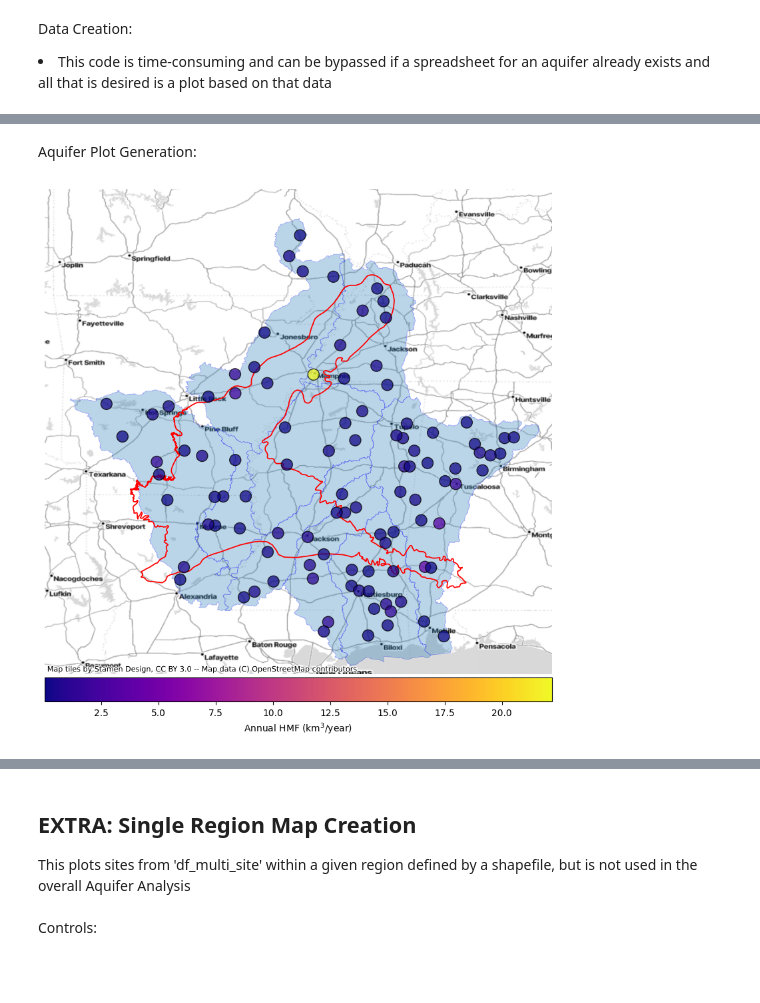
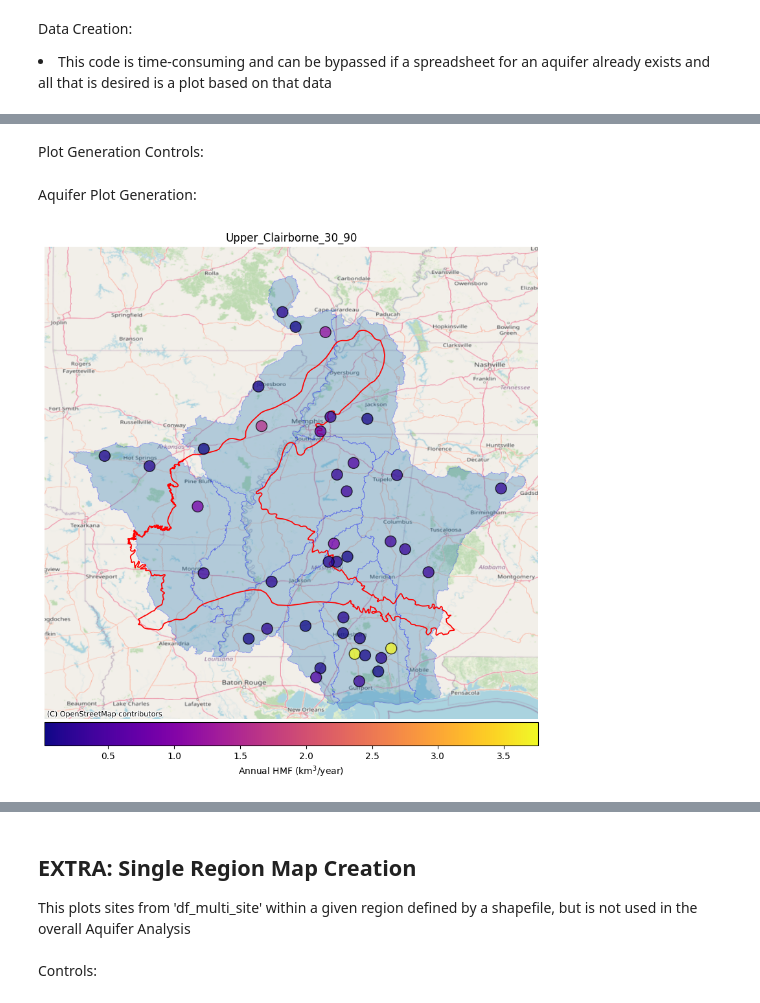
Before and after one commit to AlekWithK/DahlkeLab_LAWR, a Jupyter notebook: site_data.ipynb, the cells around one changed output, grey strips where cells are left out. Drawn from its saved outputs; the diff is of its cells as text; code cells hidden in the pictures; blank space fills up the shorter version.

Commit message:
Updates up to 11/3 Lab Meeting
Includes dataset separation
Bugfixes on single site analysis
HMF per month frequency histogram

```diff
--- a/site_data.ipynb
+++ b/site_data.ipynb
@@ -284,8 +332,12 @@ This function produces the streamflow analysis (using the functions above) for a
 Controls:
 # %%
 # df2 holds all-time data, df is analyzed range
-df = nwis.get_record(sites=curr_guage.id, service=SERVICE, parameterCD=PARAM_CODE, start=curr_guage.post_start_date, end=curr_guage.post_end_date)
-df2 = nwis.get_record(sites=curr_guage.id, service=SERVICE, parameterCD=PARAM_CODE, start=curr_guage.mean_start_date, end=curr_guage.mean_end_date)
+df = nwis.get_record(sites=curr_guage.id, service=SERVICE, parameterCD=PARAM_CODE, start=curr_guage.post_start_date, end=DEFAULT_END)
+df2 = nwis.get_record(sites=curr_guage.id, service=SERVICE, parameterCD=PARAM_CODE, start=curr_guage.mean_start_date, end='2015-04-28')
+
+# Set to true if running indepedently to verify data with Kocis paper (or other source)
+# Set to false if running Aquifer Analysis
+testing = False
 # %% [markdown]
 Single Site Analysis:
 # %%
@@ -523,3 +613,6 @@ state_list = ['AR', 'LA', 'MS', 'TN', 'KY', 'MO', 'AL']
+# %%
+# Set the aquifer to collect data for
+curr_aquifer = upper_clairborne_aquifer
 # %% [markdown]
 Data Creation:
 <li>This code is time-consuming and can be bypassed if a spreadsheet for an aquifer already exists and all that is desired is a plot based on that data</li>
@@ -559,61 +674,86 @@ df_aq_sites, _ = filter_by_valid(df_aq_sites)
+# %% [markdown]
+Plot Generation Controls:
+# %%
+# The dataset (spreadsheet from Aquifer Analysis) to be plotted
+dataset = 'Upper_Clairborne_30_90.csv'
+datapath = f'Prelim_Data/{dataset}'
+
+# Only set to true if you want to save and overwrite a new image of the current dataset
+overwrite = False
 # %% [markdown]
 Aquifer Plot Generation:
 # %%
 # REQUIRES: df_aq_sites either from Data Creation or multi_site.csv
 fig, ax = plt.subplots(figsize=(10, 10))
+plt.title(dataset[:-4], loc='center')
 
-if os.path.exists('aquifer_sites.csv'):
-    df_aq_sites = pd.read_csv('aquifer_sites.csv')
+if os.path.exists(datapath):
+    df_aq_sites = pd.read_csv(datapath)
+    df_aq_sites, _ = filter_by_valid(df_aq_sites)
 
 # HUC4 Region Plot
-for root, dirs, files in os.walk(directory):
+for root, dirs, files in os.walk(curr_aquifer.wb_dir):
     #print(root, dirs, files)
     if os.path.basename(root).startswith('NHD_H_'):
-        if shapefile in files:
-            shapefile_aq_path = os.path.join(root, shapefile)
+        if curr_aquifer.wb_shapefiles in files:
+            shapefile_aq_path = os.path.join(root, curr_aquifer.wb_shapefiles)
             ws_gdf = gpd.read_file(shapefile_aq_path)
             ws_gdf = ws_gdf.to_crs(4269)
             ws_gdf.plot(ax=ax, edgecolor='blue', alpha=0.30, linewidth=0.5)
 
 # Aquifer boundary plot
-aq_shapefile = 'ShapeFiles/Aquifers/Upper_Clairborne_MS/sir2008-5098_UCAQ_extent.shp'
-aq_gdf = gpd.read_file(aq_shapefile)
+aq_gdf = gpd.read_file(curr_aquifer.aq_shapefile)
 aq_gdf = aq_gdf.to_crs(4269)
 
 xmin, ymin, xmax, ymax = aq_gdf.total_bounds
 padding = 1.5
 xmin -= padding
 ymin -= padding
 xmax += padding
 ymax += padding
 
 aq_gdf.plot(ax=ax, edgecolor='red', facecolor='none', linewidth=1.25)
 ax.set_xlim(xmin, xmax)
 ax.set_ylim(ymin, ymax)
 
 # Datapoints plot
 lat = df_aq_sites['dec_lat_va'].tolist()
 long = df_aq_sites['dec_long_va'].tolist()
 geometry = [Point(xy) for xy in zip(long, lat)]
 geo_df = gpd.GeoDataFrame(geometry=geometry)
 
-# Set colorbar limits and theme
-vmin = df_aq_sites['hmf_per_year'].min()
-vmax = df_aq_sites['hmf_per_year'].max()
+# Set colorbar limits and theme using undivided dataset so that scale is static
+vmin = None
+vmax = None
+if os.path.exists(f'Prelim_Data/{curr_aquifer.name}_Raw.csv'):
+    df_temp = pd.read_csv(f'Prelim_Data/{curr_aquifer.name}_Raw.csv')
+    df_temp, _ = filter_by_valid(df_temp)
+    vmin = df_temp['annual_hmf'].min()
+    vmax = df_temp['annual_hmf'].max()
+else:
+    vmin = df_aq_sites['annual_hmf'].min()
+    vmax = df_aq_sites['annual_hmf'].max()
+
 norm = mcolors.Normalize(vmin, vmax)
 cmap = 'plasma'
 mappable = plt.cm.ScalarMappable(cmap=cmap, norm=norm)
-mappable.set_array(df_aq_sites['hmf_per_year'])
+mappable.set_array(df_aq_sites['annual_hmf'])
 
 div = make_axes_locatable(ax)
 cax = div.append_axes("bottom", size="5%", pad=0.05)
 
-bx = geo_df.plot(ax=ax, column=df_aq_sites['hmf_per_year'], markersize=600, marker='.', cmap=cmap, edgecolor='black', linewidth=1, alpha=0.75)
+bx = geo_df.plot(ax=ax, column=df_aq_sites['annual_hmf'], markersize=600, marker='.', cmap=cmap, edgecolor='black', linewidth=1, alpha=0.75)
 cbx = plt.colorbar(mappable, cax=cax, pad=0.05, aspect=25, orientation='horizontal', alpha=1.0)
 cbx.set_label('Annual HMF ($\mathregular{km^3}$/year)')
 
 ax.margins(0, tight=True)
 ax.set_axis_off()
-cx.add_basemap(ax, crs=aq_gdf.crs, source=cx.providers.Stamen.TonerLite, zoom=7)
+cx.add_basemap(ax, crs=aq_gdf.crs, source=cx.providers.OpenStreetMap.Mapnik, zoom=7)
+
+img_str = f'Saved_Visuals/{dataset[:-4]}.png'
+if os.path.exists(img_str) and overwrite:
+    plt.savefig(f'Saved_Visuals/{dataset[:-4]}.png')
+elif not os.path.exists(img_str):
+    plt.savefig(f'Saved_Visuals/{dataset[:-4]}.png')
 # %% [output]
-[figure, old version]
+[figure, new version]
```
Also changed, not shown: parts of 20 cells of this notebook, 13 other files.
